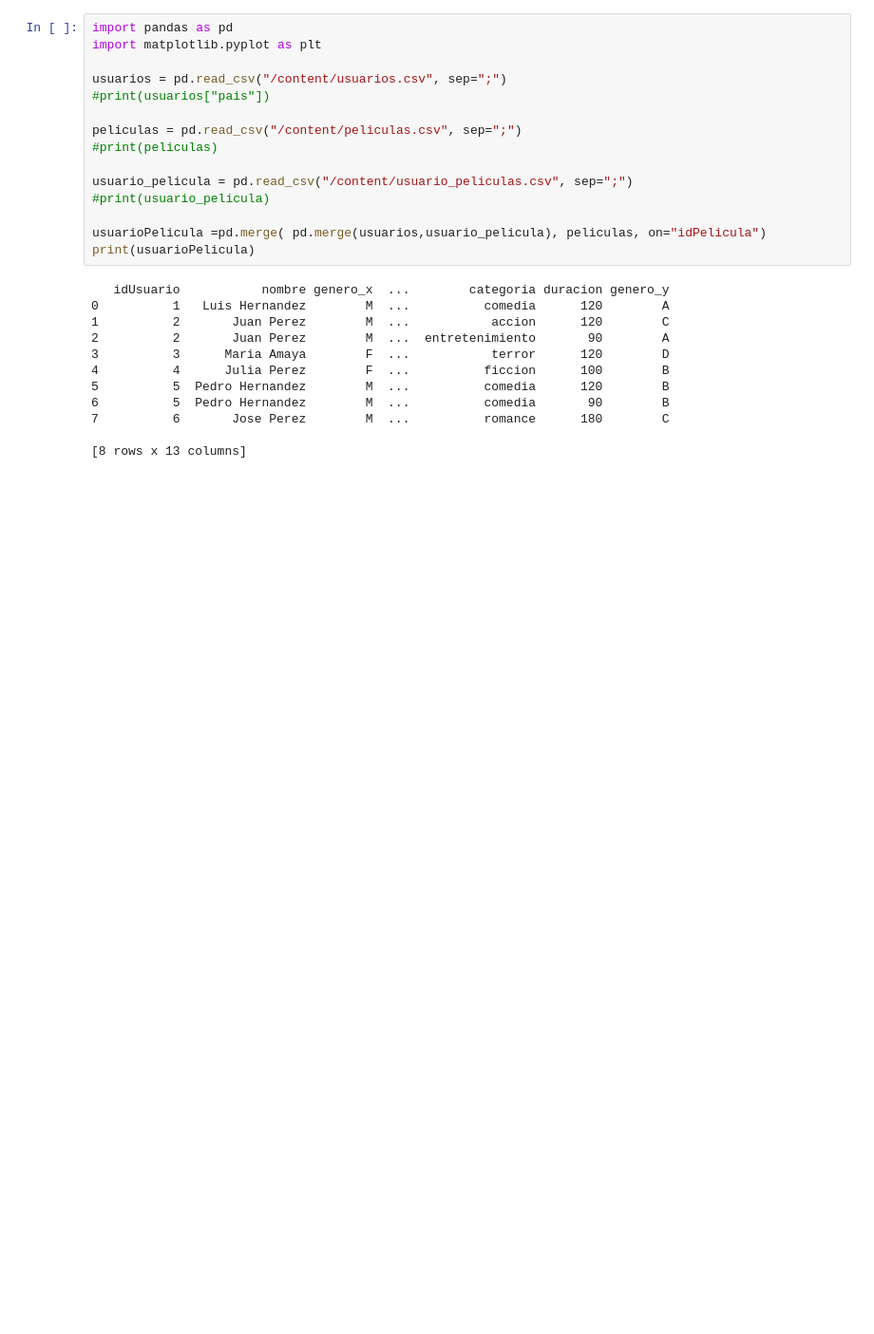
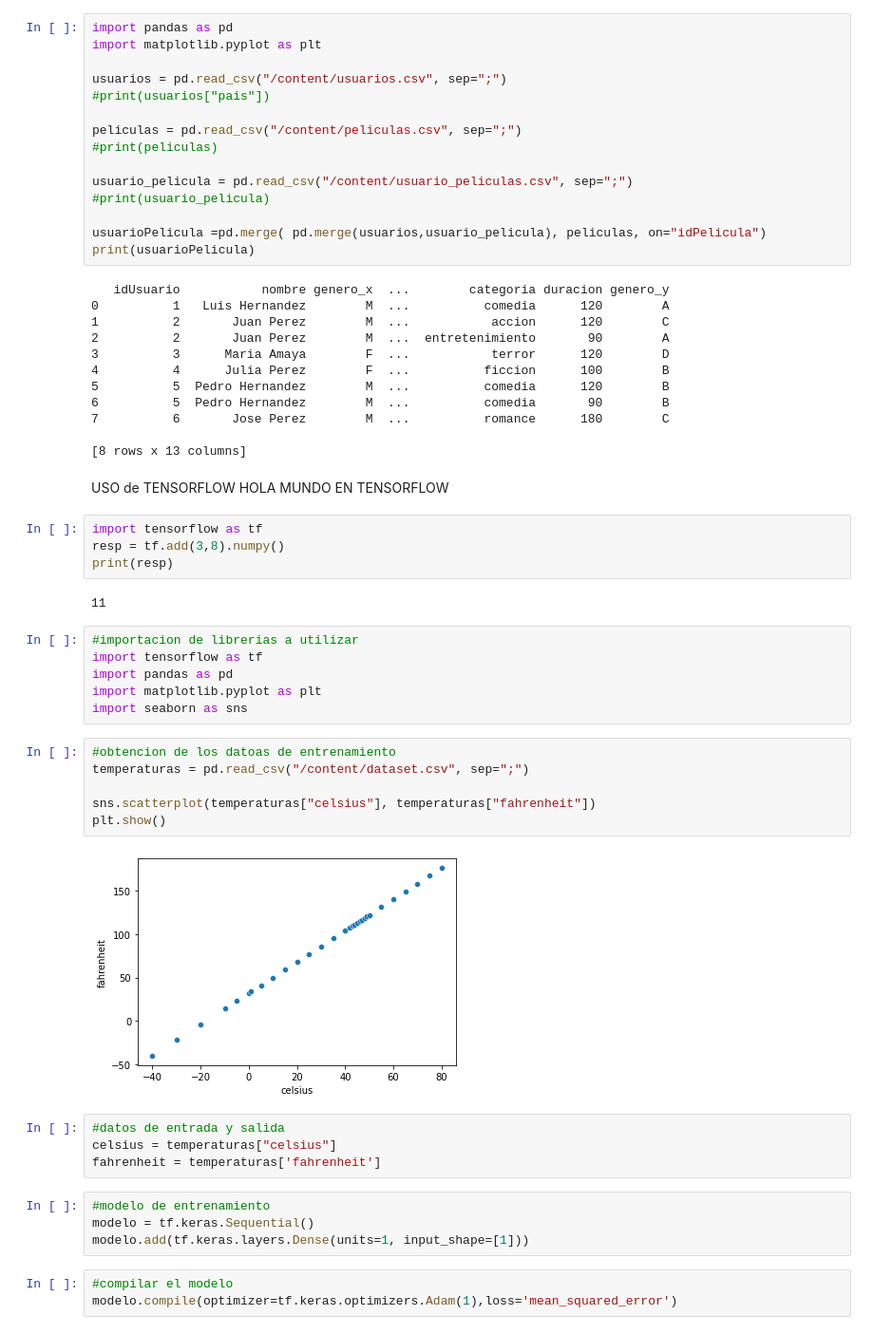
Before and after one commit to USIS051620/Programacion-Computacional-III, a Jupyter notebook: fundamentos_de_python.ipynb, the cells around one changed output. Shown at 95% size. Saved outputs shown, nothing was run; the diff lists cells and outputs as text; blank space fills up the shorter version.

```diff
--- a/fundamentos_de_python.ipynb
+++ b/fundamentos_de_python.ipynb
@@ -611,3 +611,37 @@ print(usuarioPelicula)
 7          6       Jose Perez        M  ...          romance      180        C
 
 [8 rows x 13 columns]
+# %% [markdown]
+USO de TENSORFLOW
+HOLA MUNDO EN TENSORFLOW
+# %%
+import tensorflow as tf
+resp = tf.add(3,8).numpy()
+print(resp)
+# %% [output]
+11
+# %%
+#importacion de librerias a utilizar
+import tensorflow as tf
+import pandas as pd
+import matplotlib.pyplot as plt
+import seaborn as sns
+# %%
+#obtencion de los datoas de entrenamiento
+temperaturas = pd.read_csv("/content/dataset.csv", sep=";")
+
+sns.scatterplot(temperaturas["celsius"], temperaturas["fahrenheit"])
+plt.show()
+# %% [output]
+[figure, added]
+# %%
+#datos de entrada y salida
+celsius = temperaturas["celsius"]
+fahrenheit = temperaturas['fahrenheit']
+# %%
+#modelo de entrenamiento
+modelo = tf.keras.Sequential()
+modelo.add(tf.keras.layers.Dense(units=1, input_shape=[1]))
+# %%
+#compilar el modelo
+modelo.compile(optimizer=tf.keras.optimizers.Adam(1),loss='mean_squared_error')
```
Also changed, not shown: parts of 11 cells of this notebook.
